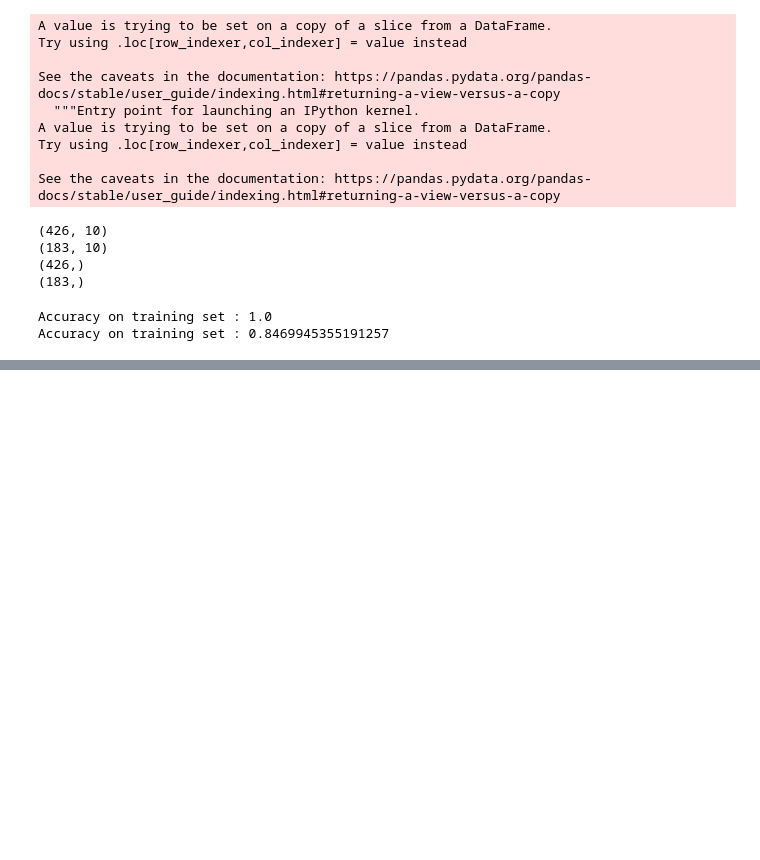
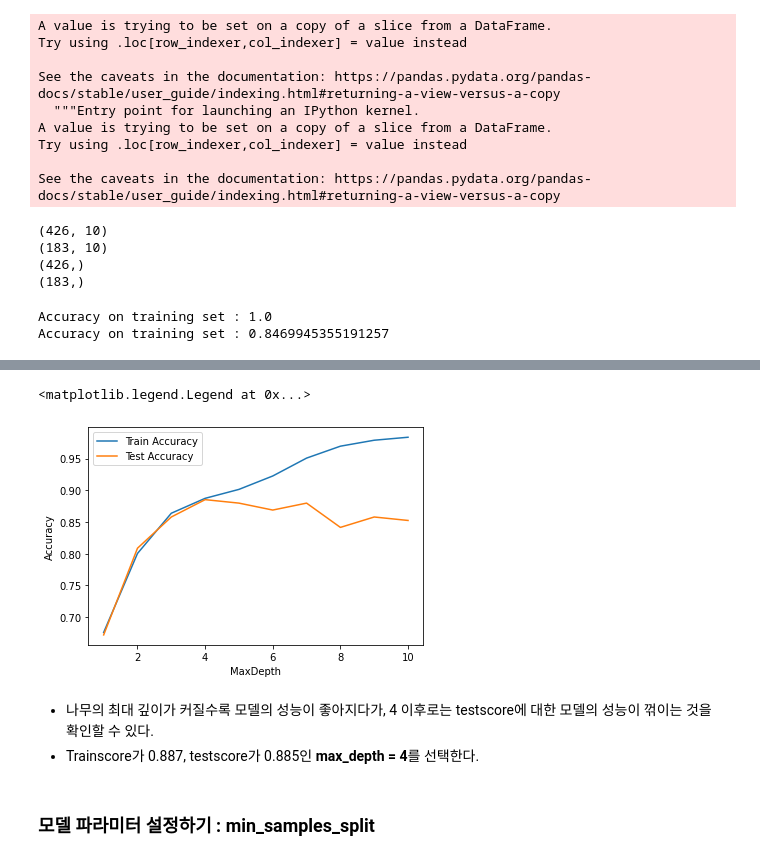
Before and after one commit to mjiii25/posco-academy, a Jupyter notebook: Big-Data/Assignment-2/C1성민지_종합실습-2.ipynb, the cells around one changed output, grey strips where cells are left out. Saved outputs shown, nothing was run; the diff lists cells and outputs as text; code cells hidden in the pictures; blank space fills up the shorter version.

```diff
--- a/Big-Data/Assignment-2/C1성민지_종합실습-2.ipynb
+++ b/Big-Data/Assignment-2/C1성민지_종합실습-2.ipynb
@@ -455,0 +460,14 @@ Accuracy on training set : 0.8469945355191257
+# %%
+train_accuracy = []; test_accuracy = []
+para_depth = [depth for depth in range(1,11)]
+
+for v_max_depth in para_depth :
+    tree = DecisionTreeClassifier(max_depth = v_max_depth)
+    tree.fit(df_train_x, df_train_y)
+    train_accuracy.append(tree.score(df_train_x, df_train_y))
+    test_accuracy.append(tree.score(df_test_x, df_test_y))
+
+df_accuracy_depth = pd.DataFrame()
+df_accuracy_depth['Depth'] = para_depth
+df_accuracy_depth['TrainScore'] = train_accuracy
+df_accuracy_depth['TestScore'] = test_accuracy
@@ -455,0 +488,13 @@ Accuracy on training set : 0.8469945355191257
+# %%
+plt.plot(para_depth, train_accuracy, linestyle = '-', label = 'Train Accuracy')
+plt.plot(para_depth, test_accuracy, linestyle = '-', label = 'Test Accuracy')
+plt.ylabel('Accuracy'); plt.xlabel('MaxDepth')
+plt.legend()
+# %% [output]
+<matplotlib.legend.Legend at 0x...>
+[figure, added]
+# %% [markdown]
+- 나무의 최대 깊이가 커질수록 모델의 성능이 좋아지다가, 4 이후로는 testscore에 대한 모델의 성능이 꺾이는 것을 확인할 수 있다.
+- Trainscore가 0.887, testscore가 0.885인 **max_depth = 4**를 선택한다.
+# %% [markdown]
+### **모델 파라미터 설정하기 : min_samples_split**
```
Also changed, not shown: parts of 21 cells of this notebook.
